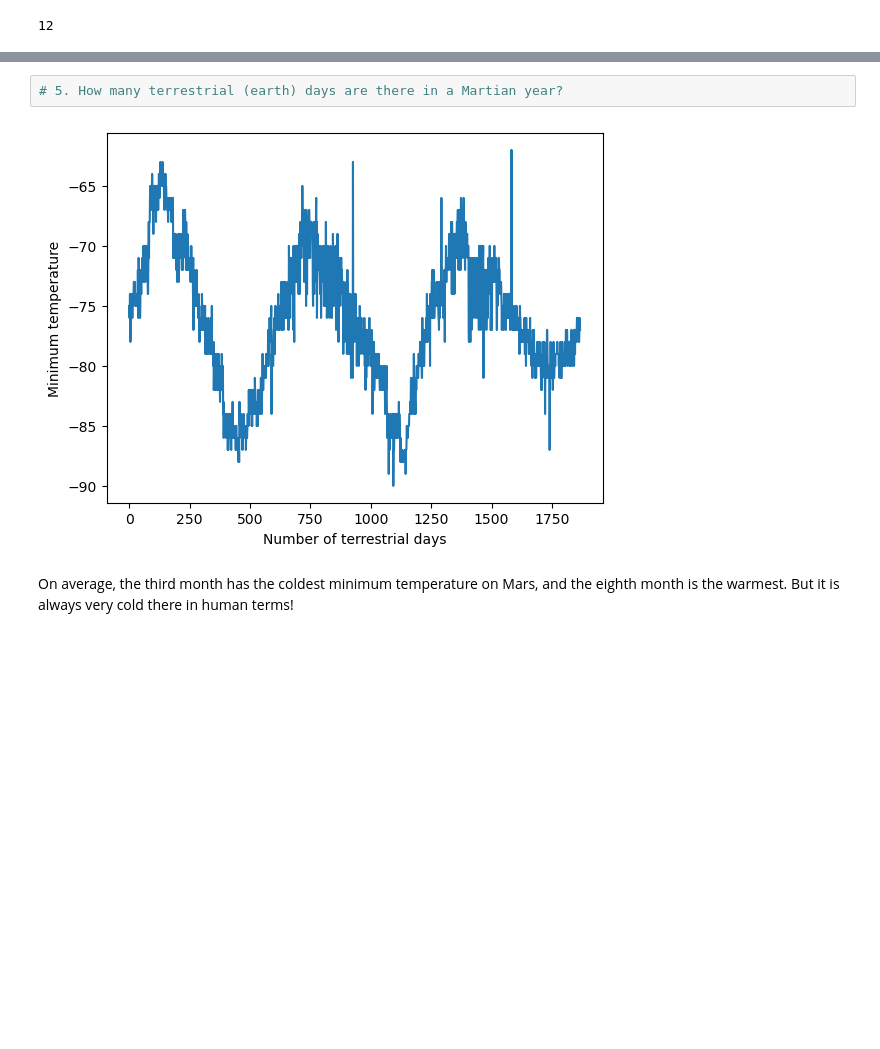
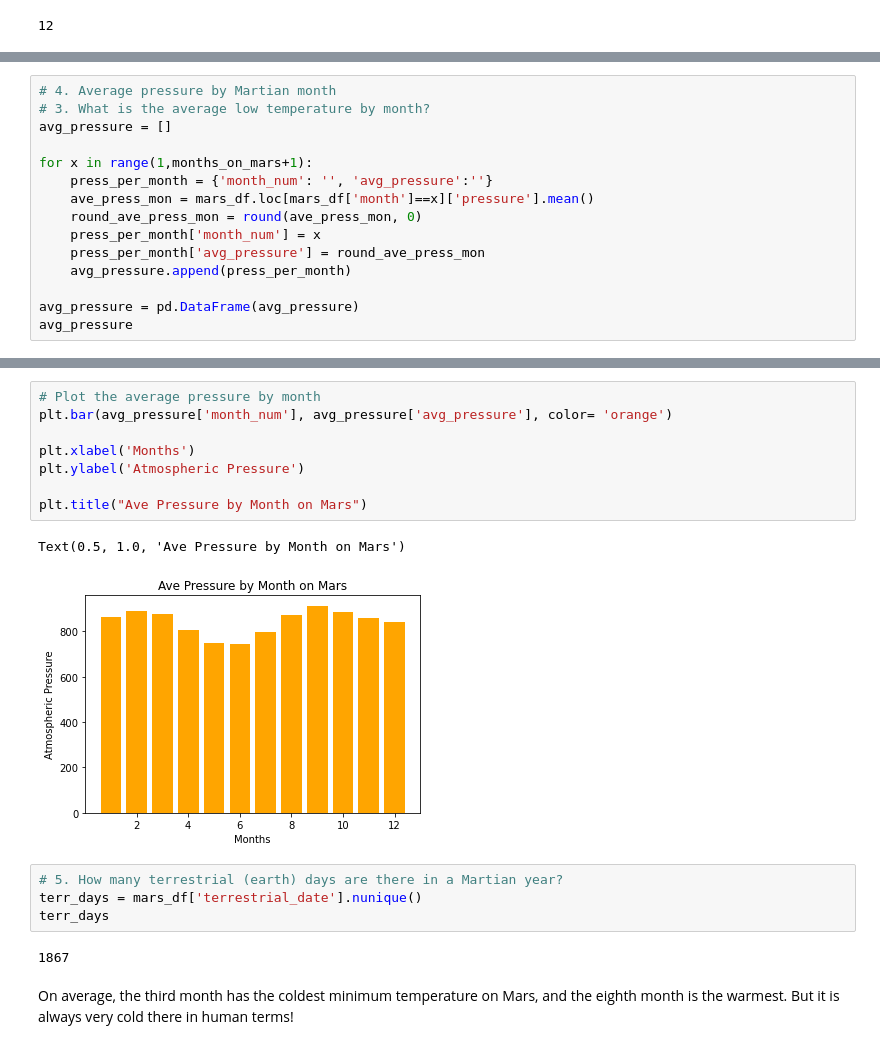
Before and after one commit to MITCHELLWYNE/Mars-Analysis, a Jupyter notebook: Starter_Code/part_2_mars_weather.ipynb, the cells around one changed output, grey strips where cells are left out. Cells and saved outputs as stored; diff of their text form; blank space fills up the shorter version.

```diff
--- a/Starter_Code/part_2_mars_weather.ipynb
+++ b/Starter_Code/part_2_mars_weather.ipynb
@@ -221,0 +220,15 @@ Name: pressure, dtype: float64
+# %%
+# 4. Average pressure by Martian month
+# 3. What is the average low temperature by month?
+avg_pressure = []
+
+for x in range(1,months_on_mars+1):
+    press_per_month = {'month_num': '', 'avg_pressure':''}
+    ave_press_mon = mars_df.loc[mars_df['month']==x]['pressure'].mean()
+    round_ave_press_mon = round(ave_press_mon, 0)
+    press_per_month['month_num'] = x
+    press_per_month['avg_pressure'] = round_ave_press_mon
+    avg_pressure.append(press_per_month)
+
+avg_pressure = pd.DataFrame(avg_pressure)
+avg_pressure
@@ -222,7 +249,20 @@ Name: pressure, dtype: float64
+# %%
+# Plot the average pressure by month
+plt.bar(avg_pressure['month_num'], avg_pressure['avg_pressure'], color= 'orange')
+
+plt.xlabel('Months')
+plt.ylabel('Atmospheric Pressure')
+
+plt.title("Ave Pressure by Month on Mars")
+# %% [output]
+Text(0.5, 1.0, 'Ave Pressure by Month on Mars')
+[figure, added]
 # %%
 # 5. How many terrestrial (earth) days are there in a Martian year?
+terr_days = mars_df['terrestrial_date'].nunique()
+terr_days
 # %% [output]
-[figure, removed]
+1867
 # %% [markdown]
 On average, the third month has the coldest minimum temperature on Mars, and the eighth month is the warmest. But it is always very cold there in human terms!
 # %% [markdown]
```
Also changed, not shown: parts of 9 cells of this notebook.
